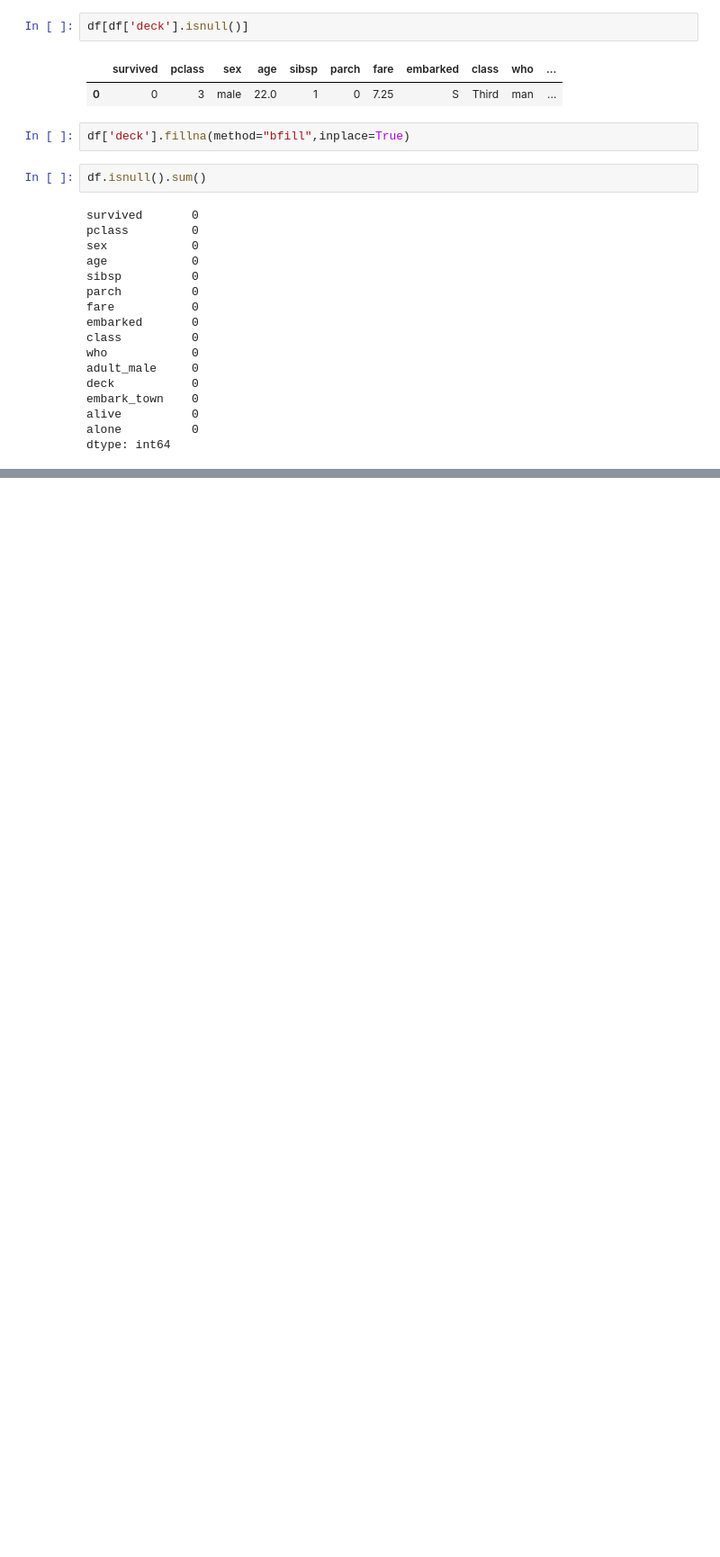
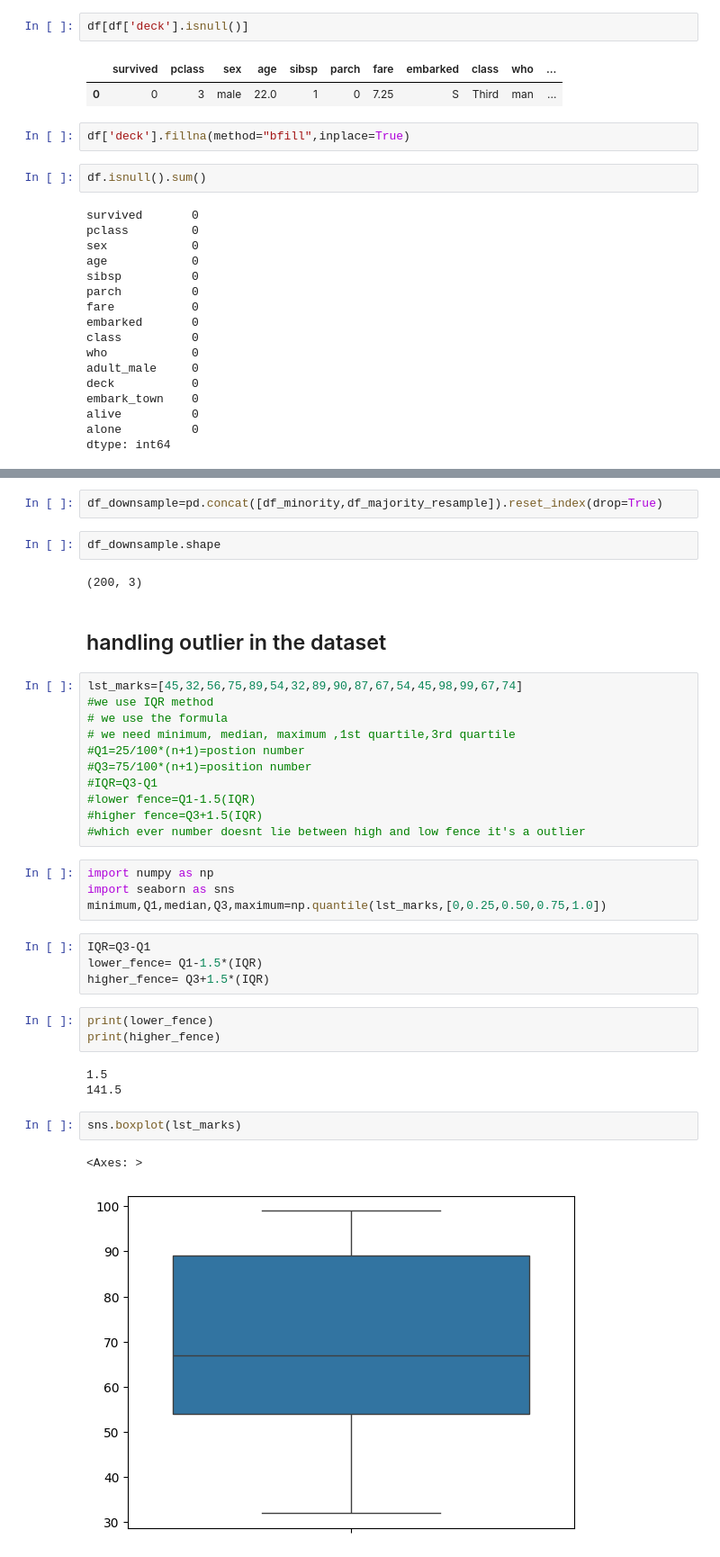
Before and after one commit to SUHANSU19/DATA-SCIENCE-PRACTICE-repo, a Jupyter notebook: feature_engineering.ipynb, the cells around one changed output, grey strips where cells are left out. Shown at 90% size. Cells and saved outputs as stored; diff of their text form; blank space fills up the shorter version.

```diff
--- a/feature_engineering.ipynb
+++ b/feature_engineering.ipynb
@@ -131,0 +200,38 @@ dtype: int64
+# %%
+df_downsample=pd.concat([df_minority,df_majority_resample]).reset_index(drop=True)
+# %%
+df_downsample.shape
+# %% [output]
+(200, 3)
+# %% [markdown]
+## handling outlier in the dataset
+# %%
+lst_marks=[45,32,56,75,89,54,32,89,90,87,67,54,45,98,99,67,74]
+#we use IQR method
+# we use the formula
+# we need minimum, median, maximum ,1st quartile,3rd quartile
+#Q1=25/100*(n+1)=postion number
+#Q3=75/100*(n+1)=position number
+#IQR=Q3-Q1
+#lower fence=Q1-1.5(IQR)
+#higher fence=Q3+1.5(IQR)
+#which ever number doesnt lie between high and low fence it's a outlier
+# %%
+import numpy as np
+import seaborn as sns
+minimum,Q1,median,Q3,maximum=np.quantile(lst_marks,[0,0.25,0.50,0.75,1.0])
+# %%
+IQR=Q3-Q1
+lower_fence= Q1-1.5*(IQR)
+higher_fence= Q3+1.5*(IQR)
+# %%
+print(lower_fence)
+print(higher_fence)
+# %% [output]
+1.5
+141.5
+# %%
+sns.boxplot(lst_marks)
+# %% [output]
+<Axes: >
+[figure, added]
```
Also changed, not shown: parts of 34 cells of this notebook.
